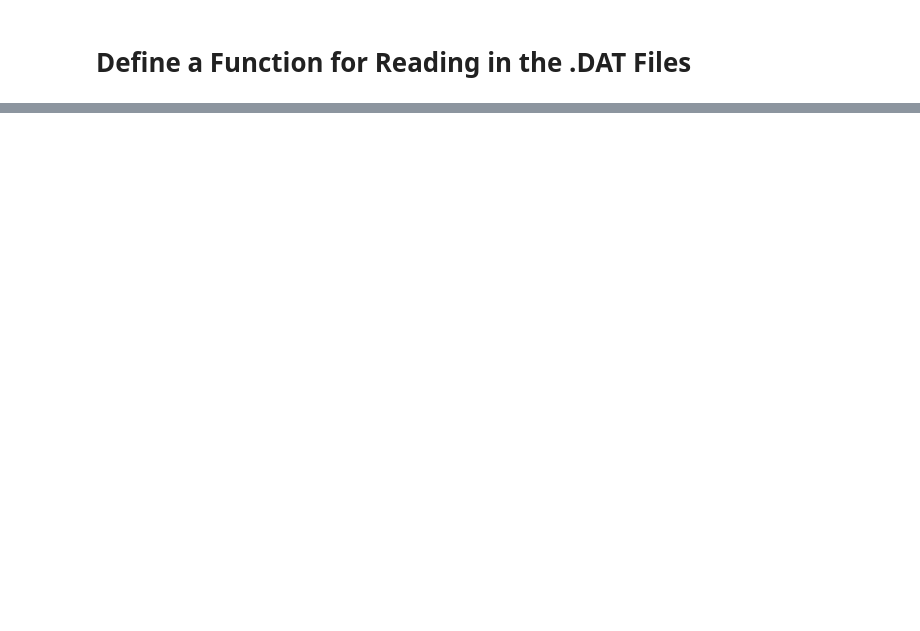
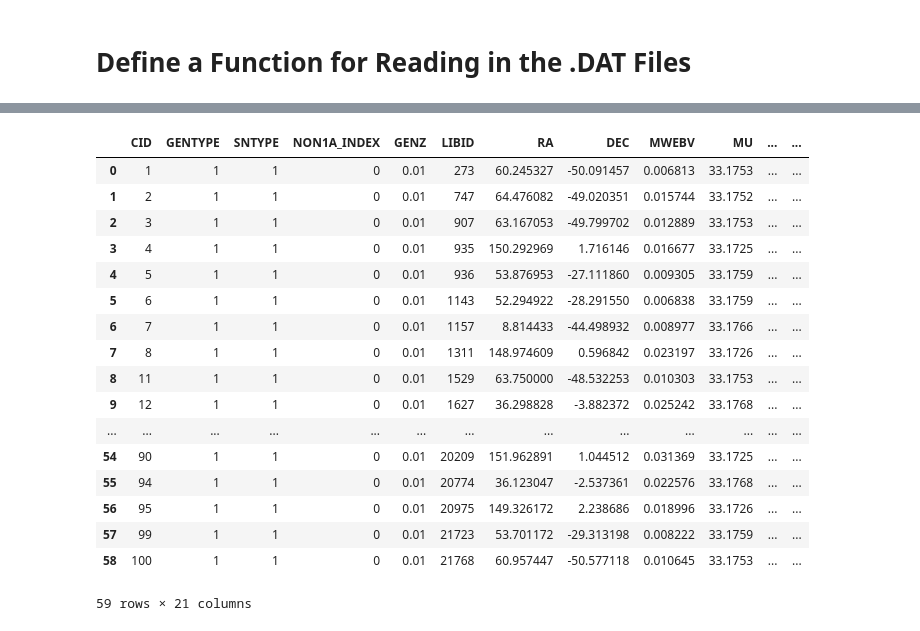
Before and after one commit to chernya4/pippin_learn, a Jupyter notebook: scatter_compare.ipynb, the cells around one changed output, grey strips where cells are left out. Cells and saved outputs as stored; diff of their text form; code cells hidden in the pictures; blank space fills up the shorter version.

```diff
--- a/scatter_compare.ipynb
+++ b/scatter_compare.ipynb
@@ -66,0 +212,59 @@ df_dat
+# %%
+
+def read_dump_file(path):
+
+    with open(path, 'r') as f:
+        lines = f.readlines()
+
+    # Find the line with VARNAMES
+    varnames_line = None
+    for i, line in enumerate(lines):
+        if line.startswith("VARNAMES:"):
+            varnames_line = i
+            varnames = line.replace("VARNAMES:", "").strip().split()
+            break
+
+    # Extract all data lines that start with "SN:" (simulation entries)
+    data_lines = []
+    for line in lines[varnames_line + 1:]:
+        if line.startswith("SN:"):
+            # Remove the "SN:" prefix, strip leading/trailing spaces,
+            # and split the remaining text into separate values
+            cleaned_line = line.replace("SN:", "").strip().split()
+            data_lines.append(cleaned_line)
+
+    # Load into DataFrame
+    df = pd.DataFrame(data_lines, columns=varnames)
+
+    # Convert numeric columns
+    for col in df.columns:
+        try:
+            df[col] = pd.to_numeric(df[col])
+        except ValueError:
+            pass
+
+    return df
+# %%
+# ---- Load both DUMP files ----
+noscatter_df = read_dump_file("/Users/pittsburghgraduatestudent/repos/pippin_learn/MC_BAYSN_NOSCATTER/MC_BAYSN_NOSCATTER.DUMP")
+plusscatter_df = read_dump_file("/Users/pittsburghgraduatestudent/repos/pippin_learn/MC_BAYSN_PLUSSCATTER/MC_BAYSN_PLUSSCATTER.DUMP")
+plusscatter_df
+# %% [output]
+|  | CID | GENTYPE | SNTYPE | NON1A_INDEX | GENZ | LIBID | RA | DEC | MWEBV | MU | ... | ... |
+| 0 | 1 | 1 | 1 | 0 | 0.01 | 273 | 60.245327 | -50.091457 | 0.006813 | 33.1753 | ... | ... |
+| 1 | 2 | 1 | 1 | 0 | 0.01 | 747 | 64.476082 | -49.020351 | 0.015744 | 33.1752 | ... | ... |
+| 2 | 3 | 1 | 1 | 0 | 0.01 | 907 | 63.167053 | -49.799702 | 0.012889 | 33.1753 | ... | ... |
+| 3 | 4 | 1 | 1 | 0 | 0.01 | 935 | 150.292969 | 1.716146 | 0.016677 | 33.1725 | ... | ... |
+| 4 | 5 | 1 | 1 | 0 | 0.01 | 936 | 53.876953 | -27.111860 | 0.009305 | 33.1759 | ... | ... |
+| 5 | 6 | 1 | 1 | 0 | 0.01 | 1143 | 52.294922 | -28.291550 | 0.006838 | 33.1759 | ... | ... |
+| 6 | 7 | 1 | 1 | 0 | 0.01 | 1157 | 8.814433 | -44.498932 | 0.008977 | 33.1766 | ... | ... |
+| 7 | 8 | 1 | 1 | 0 | 0.01 | 1311 | 148.974609 | 0.596842 | 0.023197 | 33.1726 | ... | ... |
+| 8 | 11 | 1 | 1 | 0 | 0.01 | 1529 | 63.750000 | -48.532253 | 0.010303 | 33.1753 | ... | ... |
+| 9 | 12 | 1 | 1 | 0 | 0.01 | 1627 | 36.298828 | -3.882372 | 0.025242 | 33.1768 | ... | ... |
+| ... | ... | ... | ... | ... | ... | ... | ... | ... | ... | ... | ... | ... |
+| 54 | 90 | 1 | 1 | 0 | 0.01 | 20209 | 151.962891 | 1.044512 | 0.031369 | 33.1725 | ... | ... |
+| 55 | 94 | 1 | 1 | 0 | 0.01 | 20774 | 36.123047 | -2.537361 | 0.022576 | 33.1768 | ... | ... |
+| 56 | 95 | 1 | 1 | 0 | 0.01 | 20975 | 149.326172 | 2.238686 | 0.018996 | 33.1726 | ... | ... |
+| 57 | 99 | 1 | 1 | 0 | 0.01 | 21723 | 53.701172 | -29.313198 | 0.008222 | 33.1759 | ... | ... |
+| 58 | 100 | 1 | 1 | 0 | 0.01 | 21768 | 60.957447 | -50.577118 | 0.010645 | 33.1753 | ... | ... |
+59 rows × 21 columns
```
Also changed, not shown: parts of 14 cells of this notebook.
